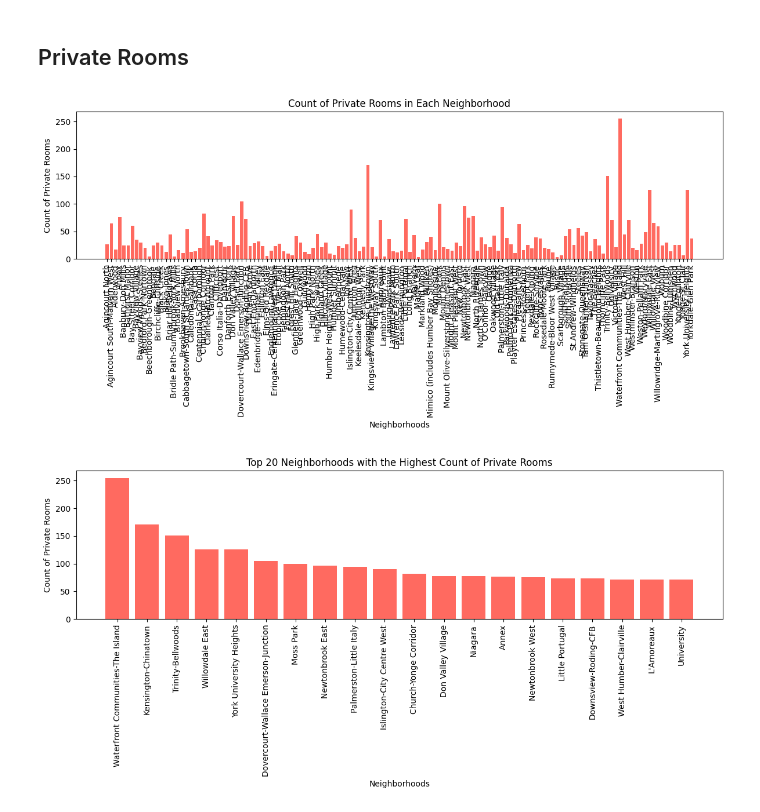
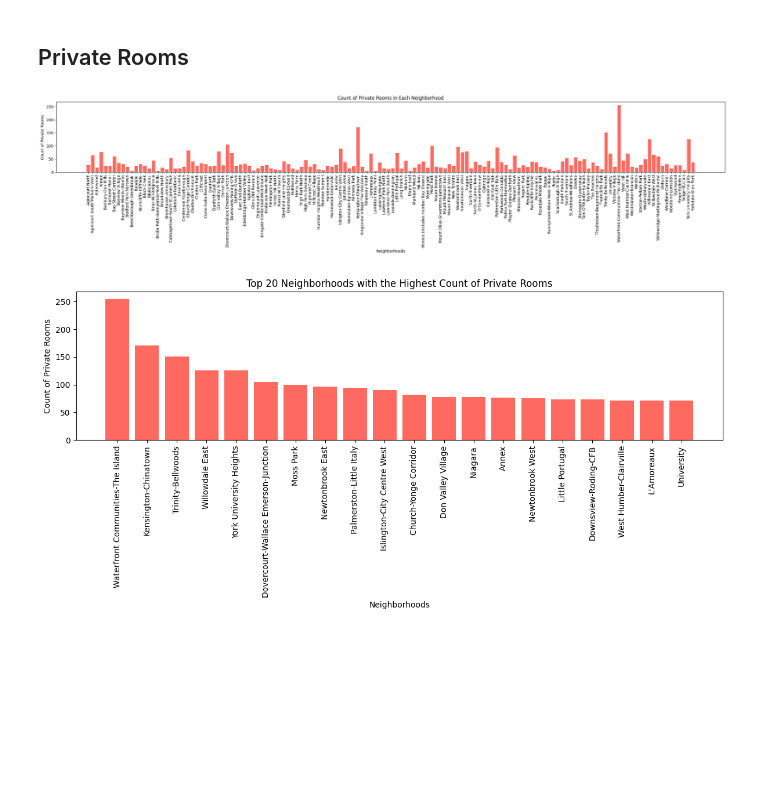
Before and after one commit to Etnawu/Data-analysis-of-Airbnb-in-Toronto, a Jupyter notebook: Airbnb.ipynb, the cells around one changed output. Drawn from its saved outputs; the diff is of its cells as text; code cells hidden in the pictures; blank space fills up the shorter version.

```diff
--- a/Airbnb.ipynb
+++ b/Airbnb.ipynb
@@ -89,22 +89,23 @@ neighborhood_rtype_counts = df.groupby(['neighbourhood_cleansed', 'room_type']).
 # %%
 #Get private room available in each unique neighborhood
 private_room_counts = neighborhood_rtype_counts.loc[neighborhoods, 'Private room']
 
 # Plot bar chart
-plt.figure(figsize=(12, 6))
+plt.figure(figsize=(25, 6))
+bar_width = 0.5  # Adjust the width of the bars
 plt.bar(neighborhoods, private_room_counts, color='#ff6a60')
 
 # Add labels and title
 plt.xlabel('Neighborhoods')
 plt.ylabel('Count of Private Rooms')
 plt.title('Count of Private Rooms in Each Neighborhood')
 plt.xticks(rotation=90)
 plt.tight_layout()
 
 # Show plot
 plt.show()
 # %% [output]
-[figure, old version]
+[figure, new version]
 # %%
 # Sort the private room counts in descending order than get top 20
 private_top_20_neighborhoods = private_room_counts.sort_values(ascending=False).head(20)
```
Also changed, not shown: parts of 4 cells of this notebook.
